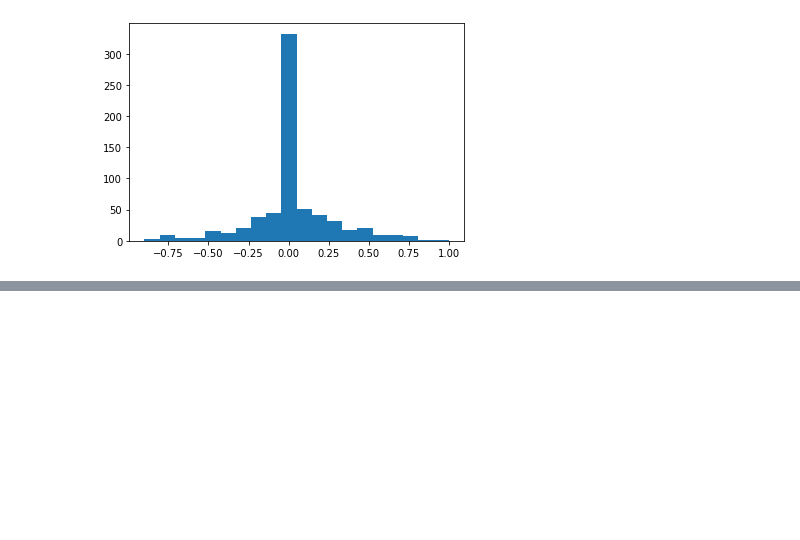
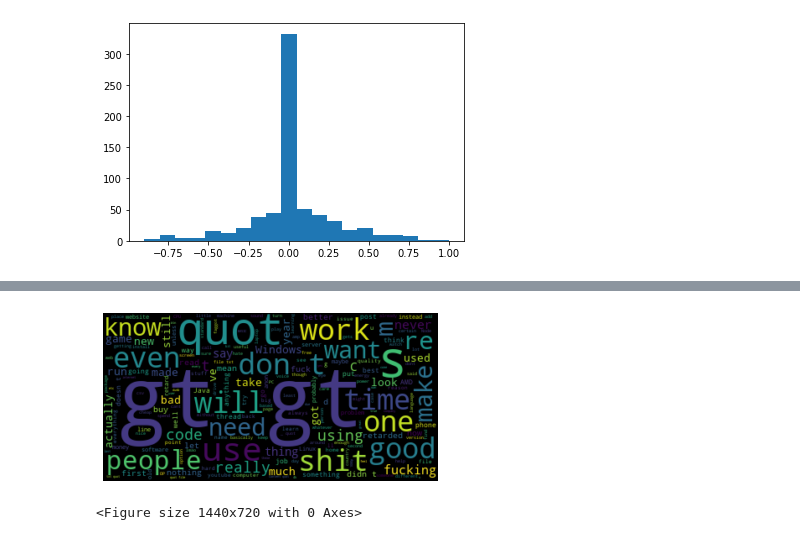
Before and after one commit to Extrieve/NLProject, a Jupyter notebook: 4chan/pandas_transformation.ipynb, the cells around one changed output, grey strips where cells are left out. Cells and saved outputs as stored; diff of their text form; code cells hidden in the pictures; blank space fills up the shorter version.

```diff
--- a/4chan/pandas_transformation.ipynb
+++ b/4chan/pandas_transformation.ipynb
@@ -79,0 +109,18 @@ df[df['sentiment'] > 0.5].sample(5)
+# %%
+# lets create a word cloud of the most common words in the comments
+from wordcloud import WordCloud
+
+# create a string of all the comments
+all_comments = ' '.join(df['comment'])
+
+# create a word cloud object
+wordcloud = WordCloud().generate(all_comments)
+
+# plot the word cloud, make it larger
+plt.imshow(wordcloud, interpolation='bilinear')
+plt.axis("off")
+plt.figure(figsize=(20,10))
+plt.show()
+# %% [output]
+[figure, added]
+<Figure size 1440x720 with 0 Axes>
```
Also changed, not shown: parts of 5 cells of this notebook.
